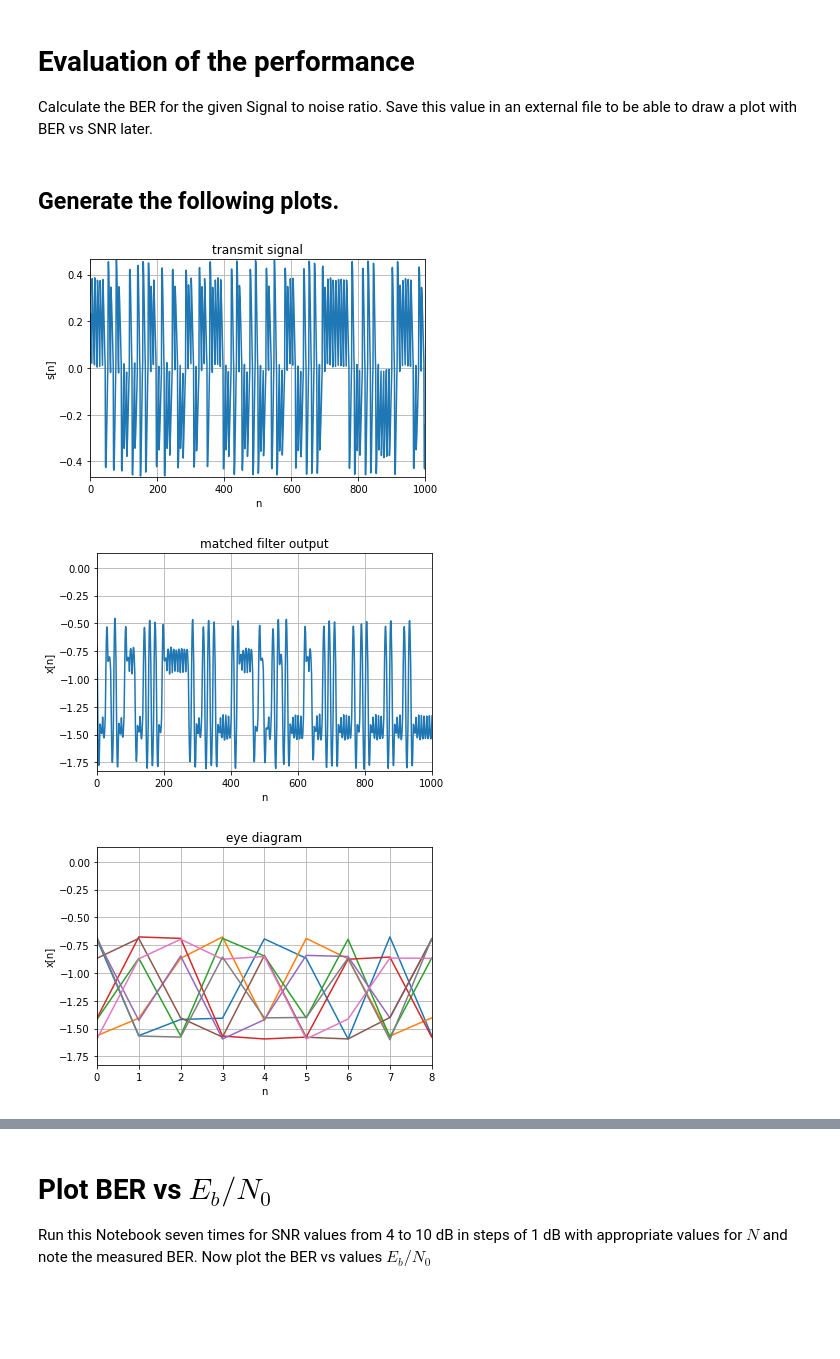
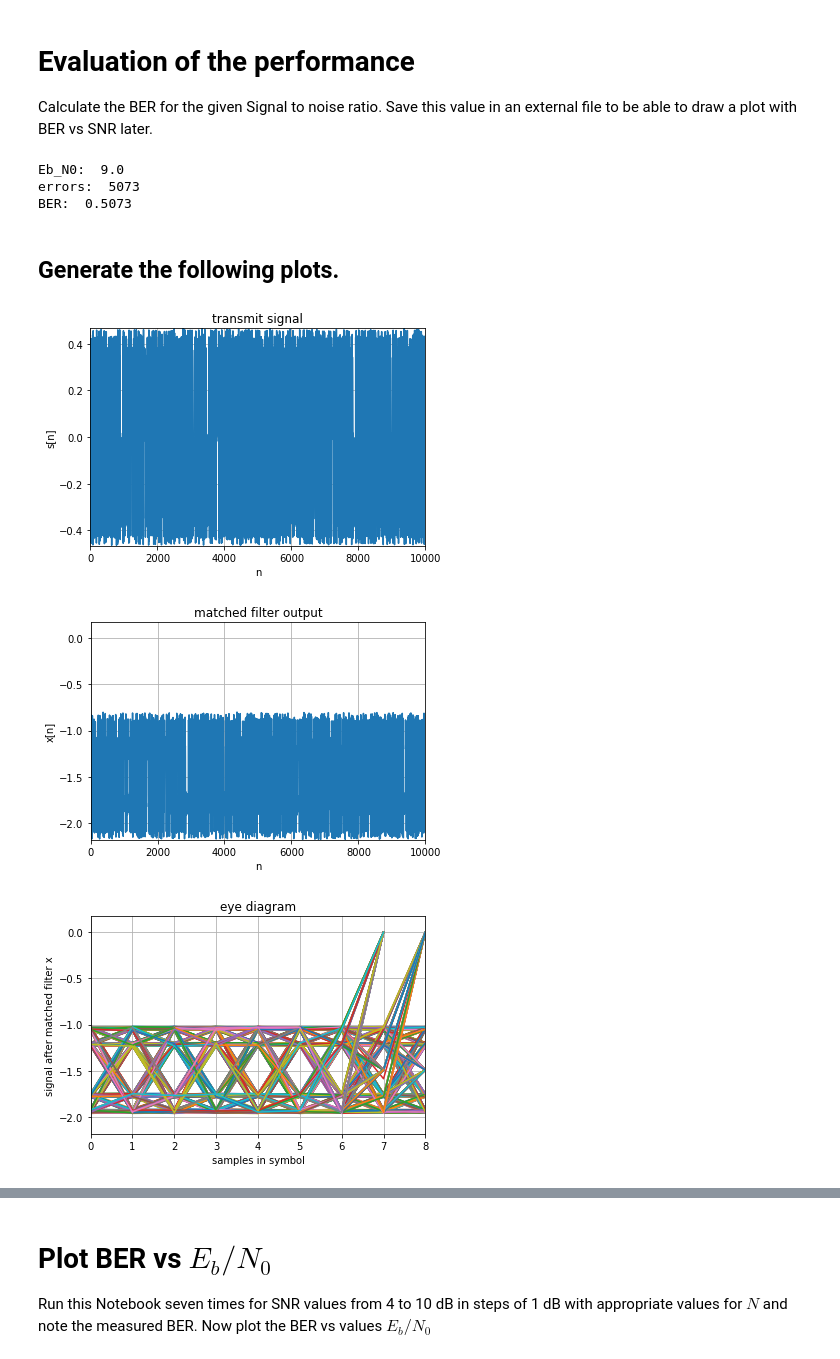
Before and after one commit to alexm-imag/dclab2, a Jupyter notebook: DC_Lab2.ipynb, the cells around one changed output, grey strips where cells are left out. Saved outputs shown, nothing was run; the diff lists cells and outputs as text; code cells hidden in the pictures; blank space fills up the shorter version.

```diff
--- a/DC_Lab2.ipynb
+++ b/DC_Lab2.ipynb
@@ -98,7 +98,9 @@ upsampling by  8
 #transmit filter
 pulse_shape= int(input('Chose the pulse shape: rectangular (1) or RRC (2)?:  '))
 print(' you have chosen: ',pulse_shape)
-# insert your code from here
+
+T = us_factor
+
 if(pulse_shape == 2):
     a = float(input('select roll-off factor alpha:'))
 
@@ -109,9 +111,9 @@ if(pulse_shape == 1):
 # this implementation and have used it several times, I don't really see a reason to try to create a different approach...
 if(pulse_shape == 2):
     # using us_factor as T
-    T = us_factor
     # create normalized t
-    t_norm = t/T
+    t_rrc = np.arange(-N/2, N/2)
+    t_norm = t_rrc/T
     # get points where t_norm is zero (or close to zero)
     zero_points = np.abs(t_norm) < np.finfo(np.float).eps / 2.0
     # get points of +-T/(4*alpha)
@@ -142,6 +144,6 @@ Eb_N0= float(input('Specify the considered SNR in dB:  '))
 print(' Your chosen E_b/N_0 is: ',Eb_N0)
 # insert your code from here
 
-noise = np.random.normal()
-r= np.add(s,noise)
+noise = np.random.normal(size = N * us_factor) * 1 / np.log10(Eb_N0)
+r = np.add(s,noise)
 # %% [output]
@@ -199,6 +201,14 @@ for i in range(N):
         err = err +1
 
 BER = err / N
+
+print("Eb_N0: ", Eb_N0)
+print("errors: ", err)
+print("BER: ", BER)
+# %% [output]
+Eb_N0:  9.0
+errors:  5073
+BER:  0.5073
 # %% [markdown]
 ## Generate the following plots.
 # %%
@@ -212,7 +222,7 @@ plt.title('transmit signal')
 plt.grid(True)
 plt.show()
 # %% [output]
-[figure, old version]
+[figure, new version]
 # %%
 # Plot the time signal after the matched filter but before the downsampler and the decision device.
 # Label the axes and provide a title.
@@ -225,22 +235,24 @@ plt.title('matched filter output')
 plt.grid(True)
 plt.show()
 # %% [output]
-[figure, old version]
+[figure, new version]
 # %%
 #Plot the eye diagram measured after the matched filter and in front of the downsampler.
 #Label the axes and provide a title.
-for i in range(us_factor):
-    plt.plot(x[i * us_factor ::(i+1) * us_factor])
+cnt = round(N/us_factor)
 
-plt.xlim(0, us_factor )
+for i in range(cnt):
+    plt.plot(x[i * T ::(i+1) * T])
+
+plt.xlim(0, T)
 plt.ylim(min(x), max(x))
-plt.xlabel('n')
-plt.ylabel('x[n]')
+plt.xlabel('samples in symbol')
+plt.ylabel('signal after matched filter x')
 plt.title('eye diagram')
 plt.grid(True)
 plt.show()
 # %% [output]
-[figure, old version]
+[figure, new version]
 # %%
 #Plot the scatter diagram in front of the decision device. Label the axes and provide a title.
 #insert your code below
```
Also changed, not shown: parts of 4 cells of this notebook, 1 other file.
